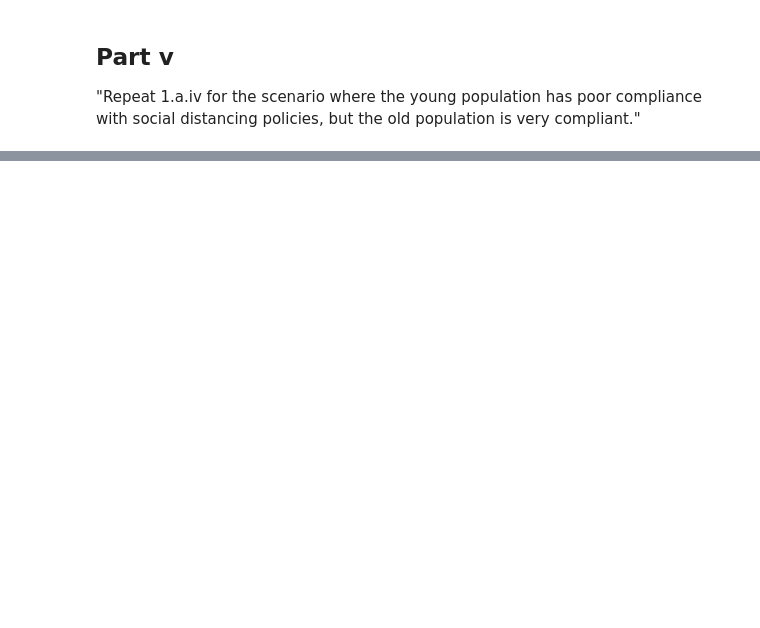
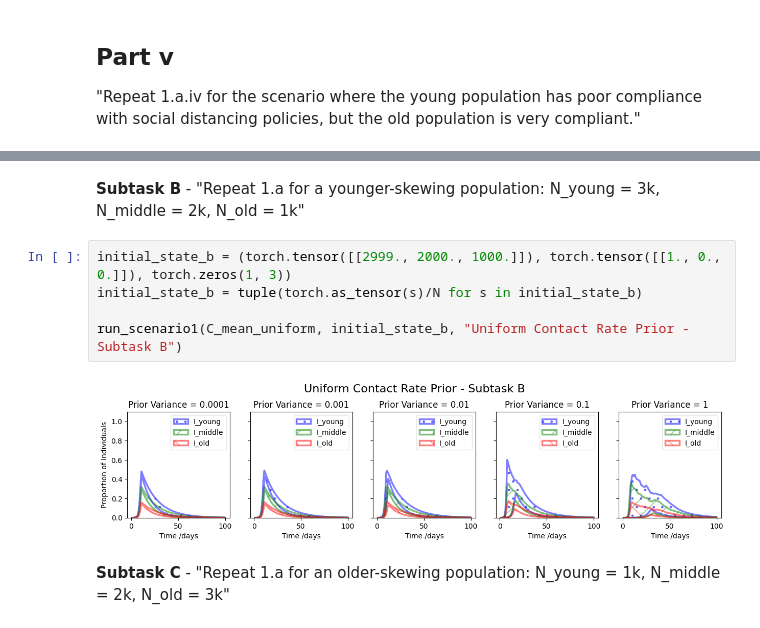
Before and after one commit to DARPA-ASKEM/program-milestones, a Jupyter notebook: 6-month-milestone/evaluation/scenario_1/ta_3/ciemss/scenario1.ipynb, the cells around one changed output, grey strips where cells are left out. Drawn from its saved outputs; the diff is of its cells as text; blank space fills up the shorter version.

```diff
--- a/6-month-milestone/evaluation/scenario_1/ta_3/ciemss/scenario1.ipynb
+++ b/6-month-milestone/evaluation/scenario_1/ta_3/ciemss/scenario1.ipynb
@@ -344,0 +341,11 @@ run_scenario1(C_mean_noncompliant, "Noncompliant Youth + Compliant Elders Prior"
+# %% [markdown]
+**Subtask B** - "Repeat 1.a for a younger-skewing population: N_young = 3k, N_middle = 2k, N_old = 1k"
+# %%
+initial_state_b = (torch.tensor([[2999., 2000., 1000.]]), torch.tensor([[1., 0., 0.]]), torch.zeros(1, 3))
+initial_state_b = tuple(torch.as_tensor(s)/N for s in initial_state_b)
+
+run_scenario1(C_mean_uniform, initial_state_b, "Uniform Contact Rate Prior - Subtask B")
+# %% [output]
+[figure, added]
+# %% [markdown]
+**Subtask C** - "Repeat 1.a for an older-skewing population: N_young = 1k, N_middle = 2k, N_old = 3k"
```
Also changed, not shown: parts of 17 cells of this notebook.
